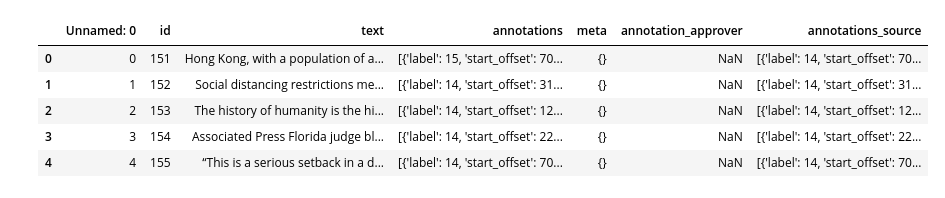
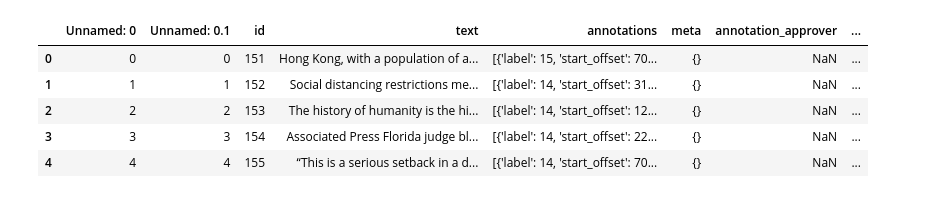
Before and after one commit to sally14/easycoref, a Jupyter notebook: class.ipynb, the cells around one changed output. Saved outputs shown, nothing was run; the diff lists cells and outputs as text; code cells hidden in the pictures.

```diff
--- a/class.ipynb
+++ b/class.ipynb
@@ -830,9 +854,12 @@ coref_model = CorefModel()
 # %%
-coref_model.import_dataset('/Users/clementineabed-meraim/Documents/Stage 2021 Medialab/dataframe', colnames='text')
+coref_model = CorefModel()
+coref_model.import_dataset('/Users/clementineabed-meraim/Documents/Stage 2021 Medialab/dataframe.csv', colnames=['text','col'])
+coref_model.clean()
+coref_model.__transform_neuralcoref__()
 # %% [output]
-|  | Unnamed: 0 | id | text | annotations | meta | annotation_approver | annotations_source |
-| 0 | 0 | 151 | Hong Kong, with a population of a... | [{'label': 15, 'start_offset': 70... | {} | NaN | [{'label': 14, 'start_offset': 70... |
-| 1 | 1 | 152 | Social distancing restrictions me... | [{'label': 14, 'start_offset': 31... | {} | NaN | [{'label': 14, 'start_offset': 31... |
-| 2 | 2 | 153 | The history of humanity is the hi... | [{'label': 14, 'start_offset': 12... | {} | NaN | [{'label': 14, 'start_offset': 12... |
-| 3 | 3 | 154 | Associated Press Florida judge bl... | [{'label': 14, 'start_offset': 22... | {} | NaN | [{'label': 14, 'start_offset': 22... |
-| 4 | 4 | 155 | “This is a serious setback in a d... | [{'label': 14, 'start_offset': 70... | {} | NaN | [{'label': 14, 'start_offset': 70... |
+|  | Unnamed: 0 | Unnamed: 0.1 | id | text | annotations | meta | annotation_approver | ... |
+| 0 | 0 | 0 | 151 | Hong Kong, with a population of a... | [{'label': 15, 'start_offset': 70... | {} | NaN | ... |
+| 1 | 1 | 1 | 152 | Social distancing restrictions me... | [{'label': 14, 'start_offset': 31... | {} | NaN | ... |
+| 2 | 2 | 2 | 153 | The history of humanity is the hi... | [{'label': 14, 'start_offset': 12... | {} | NaN | ... |
+| 3 | 3 | 3 | 154 | Associated Press Florida judge bl... | [{'label': 14, 'start_offset': 22... | {} | NaN | ... |
+| 4 | 4 | 4 | 155 | “This is a serious setback in a d... | [{'label': 14, 'start_offset': 70... | {} | NaN | ... |
```
Also changed, not shown: parts of 11 cells of this notebook.
